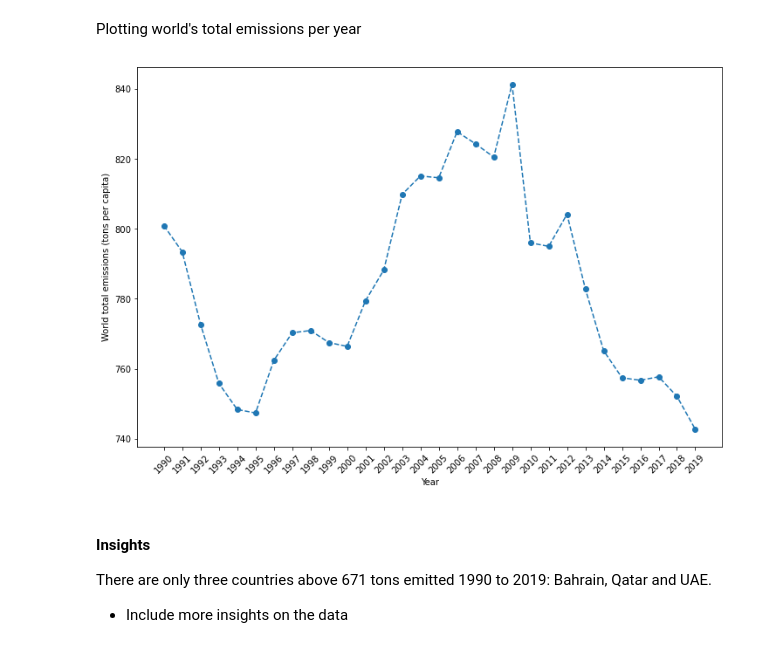
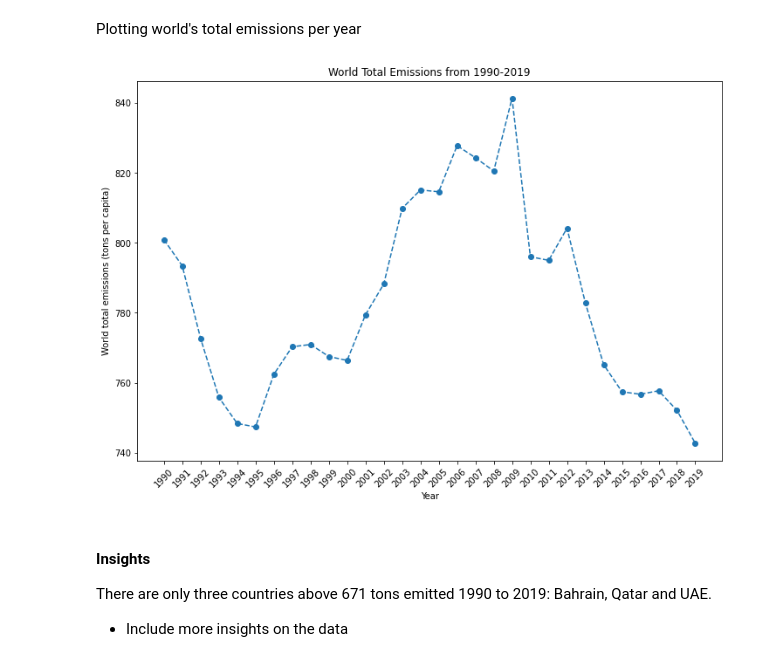
Before and after one commit to pablo-git8/Springboard-DS-Career-Track, a Jupyter notebook: Unit20-3_Craft_Story/Dataset_Storytelling.ipynb, the cells around one changed output. Drawn from its saved outputs; the diff is of its cells as text; code cells hidden in the pictures.

```diff
--- a/Unit20-3_Craft_Story/Dataset_Storytelling.ipynb
+++ b/Unit20-3_Craft_Story/Dataset_Storytelling.ipynb
@@ -225,12 +226,13 @@ Plotting world's total emissions per year
 # %%
 plt.figure(figsize=(12,8))
 plt.plot(emissions_year['Year'], emissions_year['Total Emissions'], '--o')
 plt.xlabel('Year')
 plt.ylabel('World total emissions (tons per capita)')
 plt.xticks(rotation=45)
+plt.title('World Total Emissions from 1990-2019')
 plt.show()
 # %% [output]
-[figure, old version]
+[figure, new version]
 # %% [markdown]
 #### Insights
 
```
Also changed, not shown: parts of 2 cells of this notebook.
